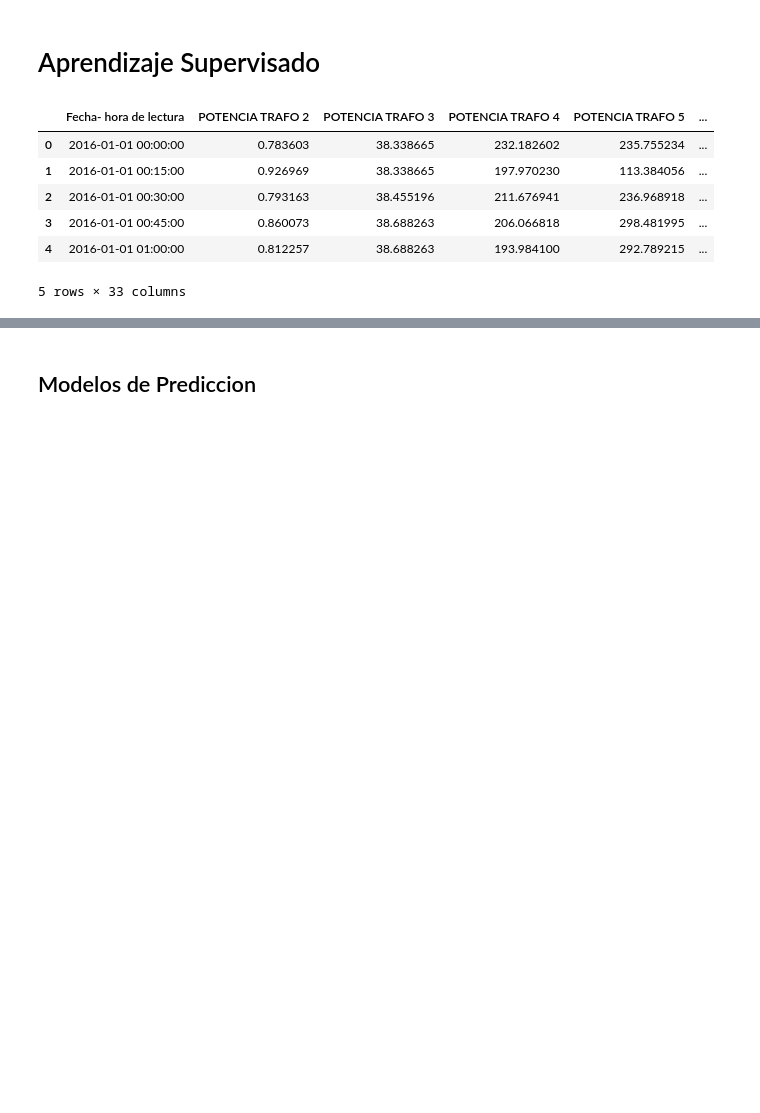
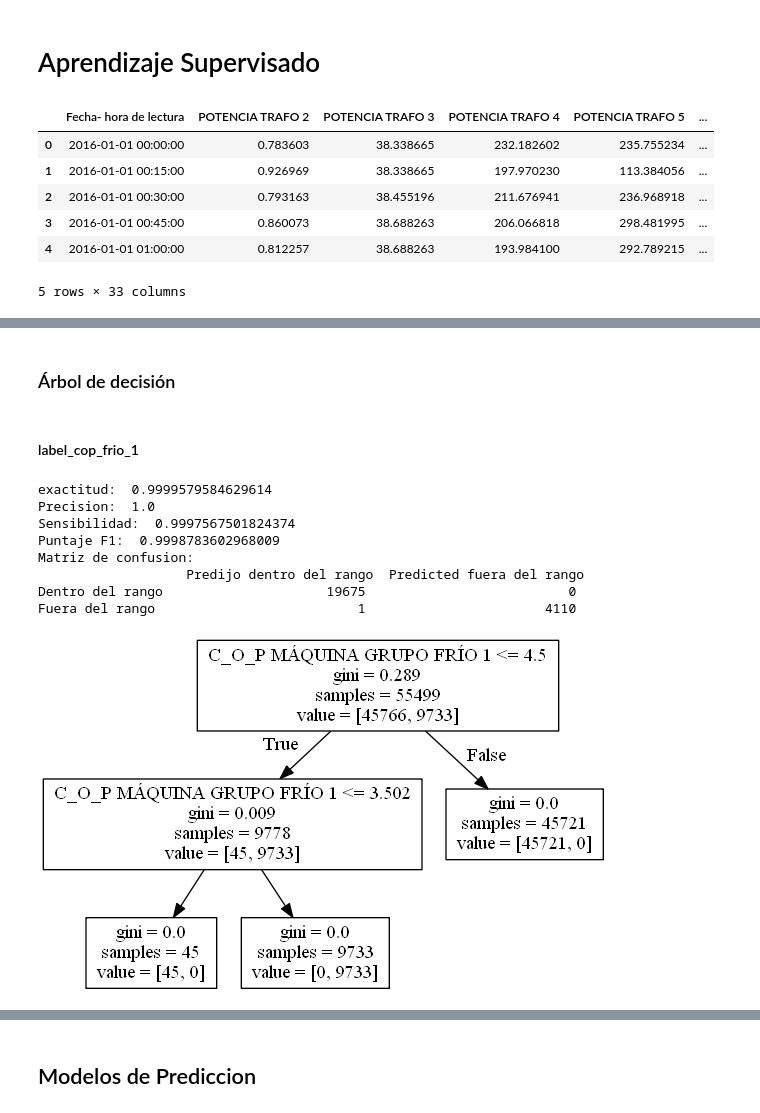
Before and after one commit to douglasag17/ML-SmartBuildings, a Jupyter notebook: AprendizajeSupervisado/aprendizajeSupervisado.ipynb, the cells around one changed output, grey strips where cells are left out. Saved outputs shown, nothing was run; the diff lists cells and outputs as text; code cells hidden in the pictures; blank space fills up the shorter version.

```diff
--- a/AprendizajeSupervisado/aprendizajeSupervisado.ipynb
+++ b/AprendizajeSupervisado/aprendizajeSupervisado.ipynb
@@ -23,0 +64,6 @@ data.head()
+# %%
+dataClasificacion["label_cop_carlos"] = (dataClasificacion["C_O_P BOMBA CALOR CARLOS"] > 3.5) & (dataClasificacion["C_O_P BOMBA CALOR CARLOS"] < 4.5)
+dataClasificacion["label_cop_felipe"] = (dataClasificacion["C_O_P BOMBA CALOR FELIPE"] > 3.5) & (dataClasificacion["C_O_P BOMBA CALOR FELIPE"] < 4.5)
+dataClasificacion["label_cop_frio_1"] = (dataClasificacion["C_O_P MÁQUINA GRUPO FRÍO 1"] > 3.5) & (dataClasificacion["C_O_P MÁQUINA GRUPO FRÍO 1"] < 4.5)
+dataClasificacion["label_cop_frio_2"] = (dataClasificacion["C_O_P MÁQUINA GRUPO FRÍO 2"] > 3.5) & (dataClasificacion["C_O_P MÁQUINA GRUPO FRÍO 2"] < 4.5)
+dataClasificacion
@@ -23,0 +89,2 @@ data.head()
+# %% [markdown]
+### Árbol de decisión
@@ -23,0 +125,29 @@ data.head()
+# %% [markdown]
+#### label_cop_frio_1
+# %%
+variables_a_eliminar = ["Fecha- hora de lectura", "label_cop_carlos", "label_cop_felipe", "label_cop_frio_1", "label_cop_frio_2"]
+lista_variables = dataClasificacion.columns.values.tolist()
+subLista = [x for x in lista_variables if x not in variables_a_eliminar]
+
+X = dataClasificacion[subLista]
+#Variable a clasificar
+y = dataClasificacion["label_cop_frio_1"]
+
+modeloTree = treeClassifier(X, y)
+
+tree.export_graphviz(modeloTree, out_file='tree_frio_1.dot', feature_names=X.columns)
+myCmd = 'dot -Tpng tree_frio_1.dot -o tree_frio_1.png  '
+os.system(myCmd)
+# Display in jupyter notebook
+from IPython.display import Image
+Image(filename = 'tree_frio_1.png')
+# %% [output]
+exactitud:  0.9999579584629614
+Precision:  1.0
+Sensibilidad:  0.9997567501824374
+Puntaje F1:  0.9998783602968009
+Matriz de confusion:
+                   Predijo dentro del rango  Predicted fuera del rango
+Dentro del rango                     19675                          0
+Fuera del rango                          1                       4110
+[figure, added]
```
Also changed, not shown: parts of 43 cells of this notebook, 1 other file.
